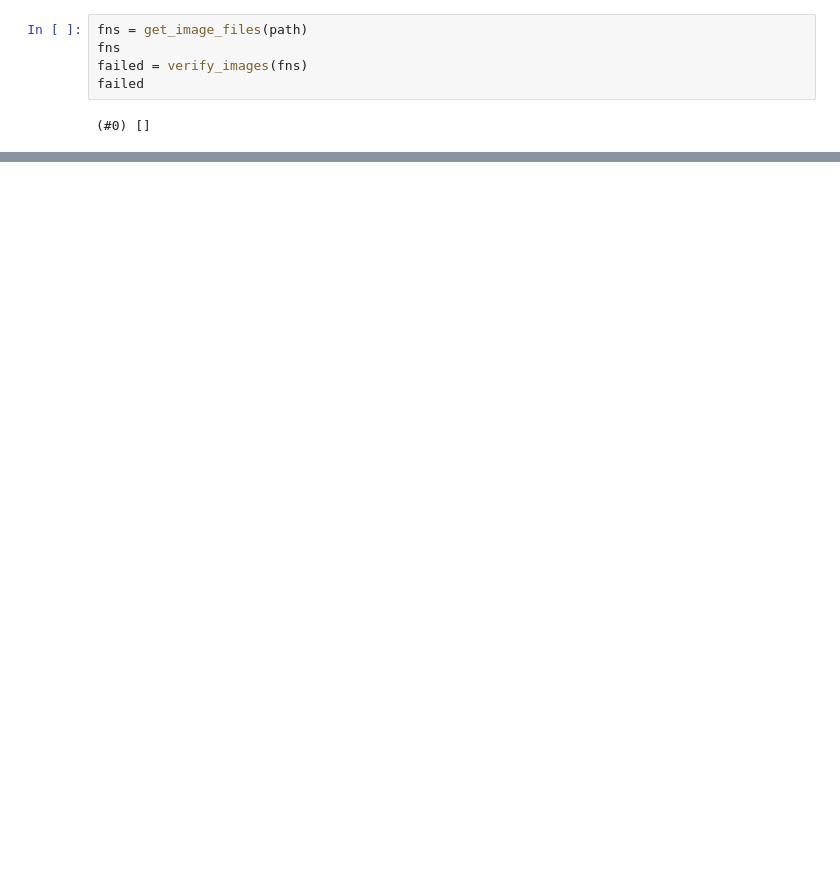
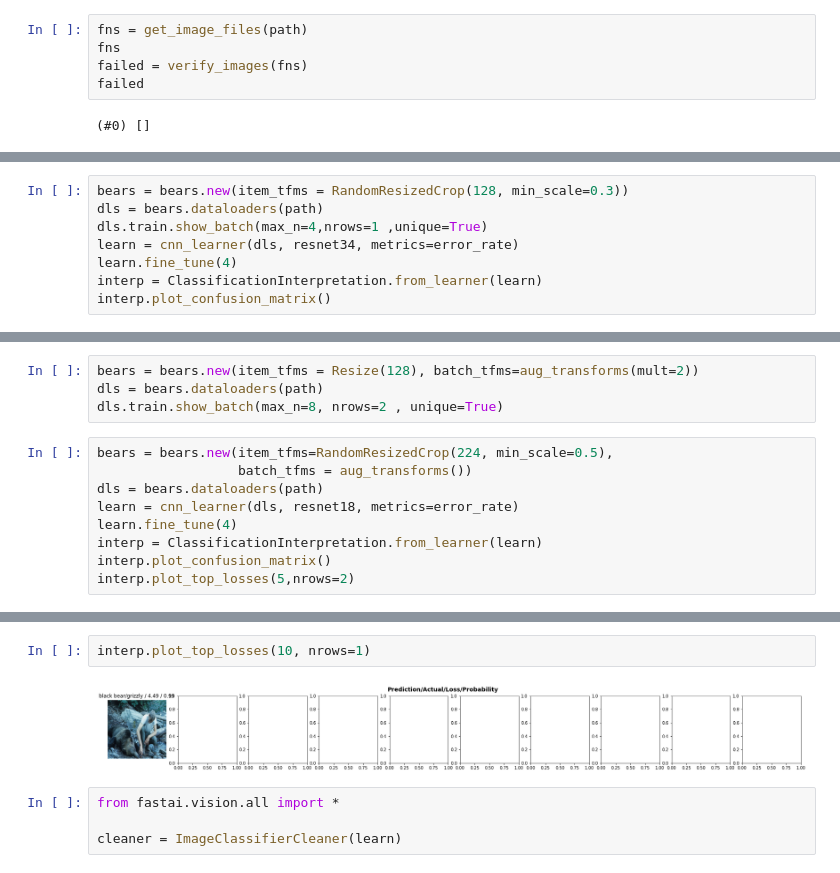
Before and after one commit to Reptilefury/coursera-machine-learning, a Jupyter notebook: FastAi.ipynb, the cells around one changed output, grey strips where cells are left out. Cells and saved outputs as stored; diff of their text form; blank space fills up the shorter version.

```diff
--- a/FastAi.ipynb
+++ b/FastAi.ipynb
@@ -216,0 +261,8 @@ bears = DataBlock(
+# %%
+bears = bears.new(item_tfms = RandomResizedCrop(128, min_scale=0.3))
+dls = bears.dataloaders(path)
+dls.train.show_batch(max_n=4,nrows=1 ,unique=True)
+learn = cnn_learner(dls, resnet34, metrics=error_rate)
+learn.fine_tune(4)
+interp = ClassificationInterpretation.from_learner(learn)
+interp.plot_confusion_matrix()
@@ -216,0 +280,13 @@ bears = DataBlock(
+# %%
+bears = bears.new(item_tfms = Resize(128), batch_tfms=aug_transforms(mult=2))
+dls = bears.dataloaders(path)
+dls.train.show_batch(max_n=8, nrows=2 , unique=True)
+# %%
+bears = bears.new(item_tfms=RandomResizedCrop(224, min_scale=0.5),
+                  batch_tfms = aug_transforms())
+dls = bears.dataloaders(path)
+learn = cnn_learner(dls, resnet18, metrics=error_rate)
+learn.fine_tune(4)
+interp = ClassificationInterpretation.from_learner(learn)
+interp.plot_confusion_matrix()
+interp.plot_top_losses(5,nrows=2)
@@ -216,0 +304,8 @@ bears = DataBlock(
+# %%
+interp.plot_top_losses(10, nrows=1)
+# %% [output]
+[figure, added]
+# %%
+from fastai.vision.all import *
+
+cleaner = ImageClassifierCleaner(learn)
```
Also changed, not shown: parts of 15 cells of this notebook.
